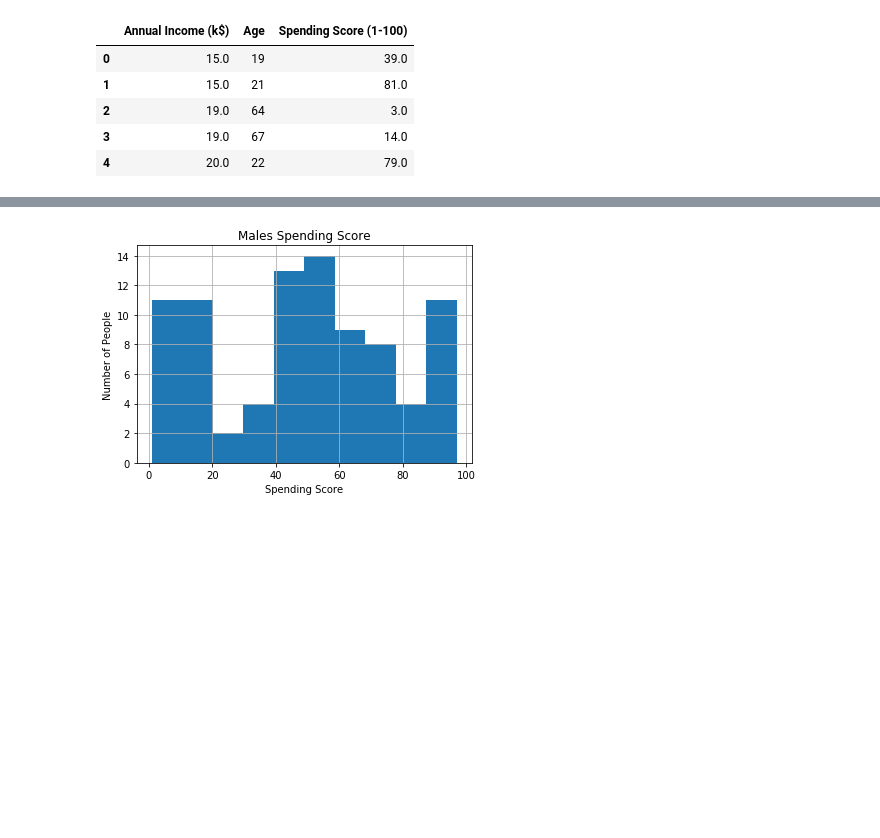
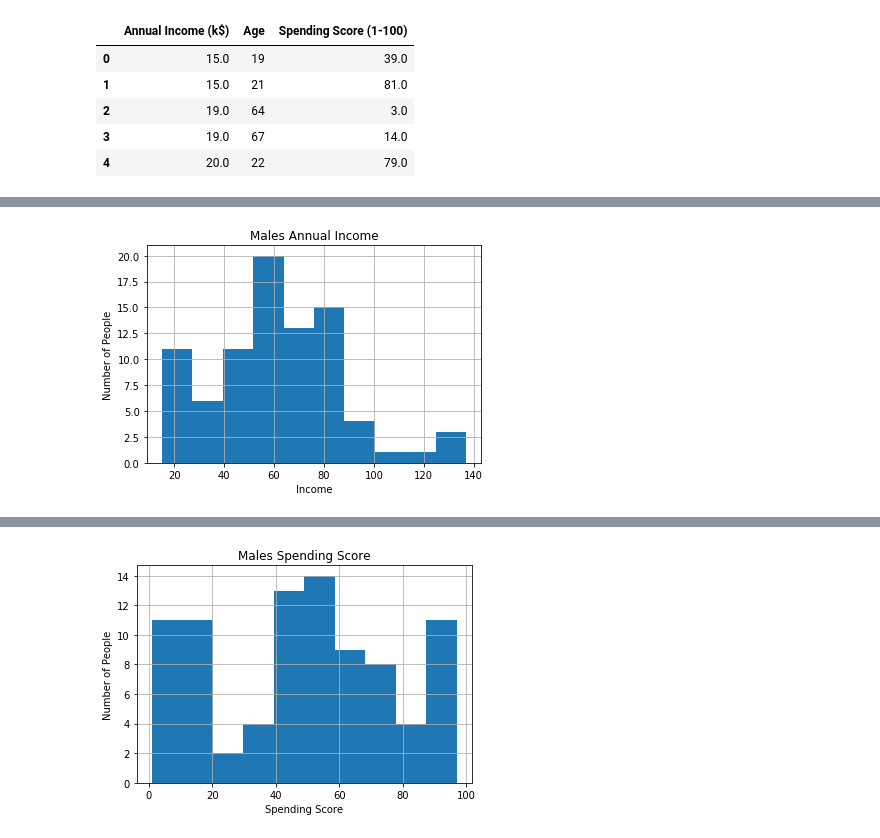
Before and after one commit to ipatel467/Customer-Segmentation, a Jupyter notebook: index.ipynb, the cells around one changed output, grey strips where cells are left out. Drawn from its saved outputs; the diff is of its cells as text; code cells hidden in the pictures; blank space fills up the shorter version.

```diff
--- a/index.ipynb
+++ b/index.ipynb
@@ -186,0 +194,7 @@ males_avg_spend_score.head()
+# %%
+males_avg_spend_score['Annual Income (k$)'].hist();
+plt.title('Males Annual Income');
+plt.xlabel('Income');
+plt.ylabel('Number of People');
+# %% [output]
+[figure, added]
```
Also changed, not shown: parts of 7 cells of this notebook.
